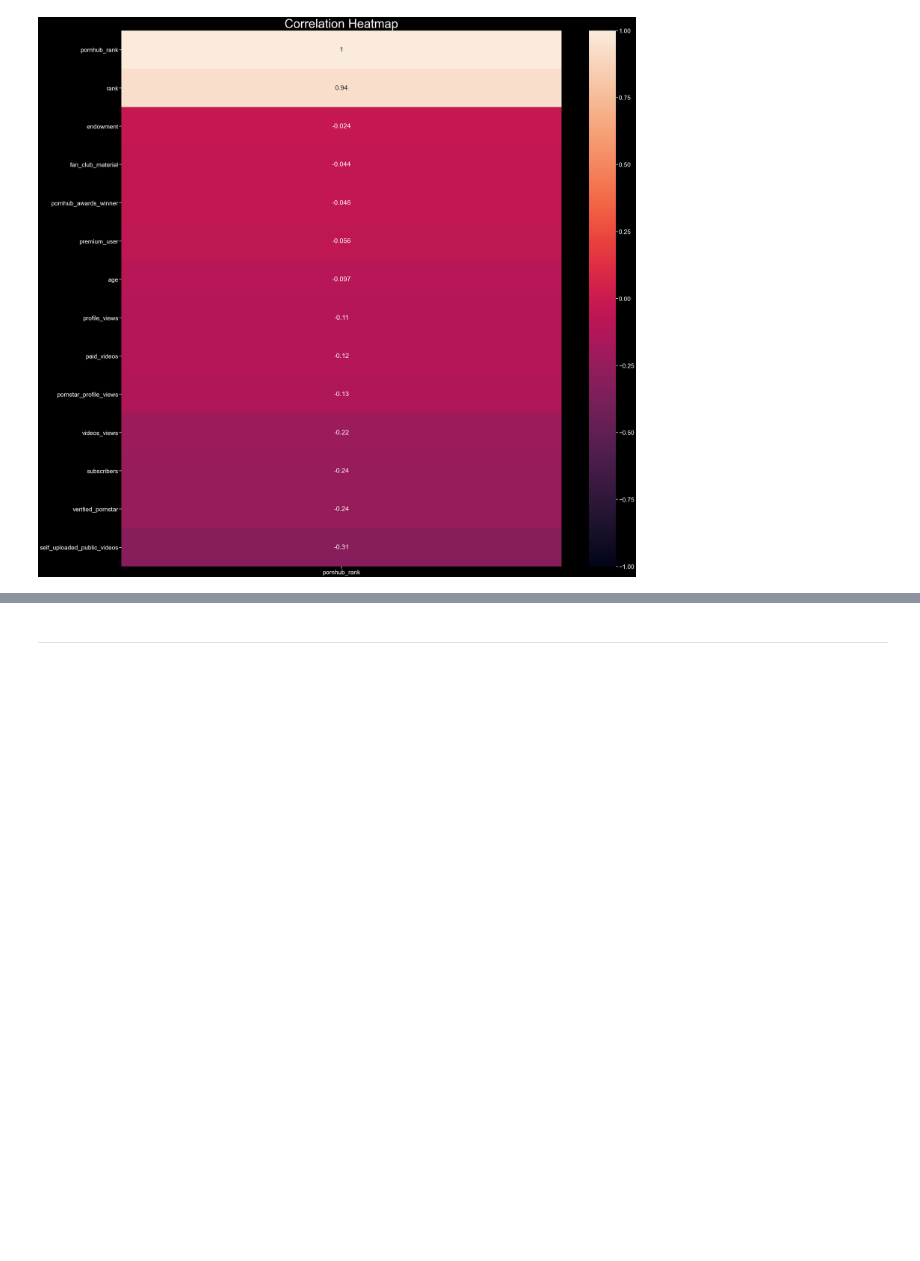
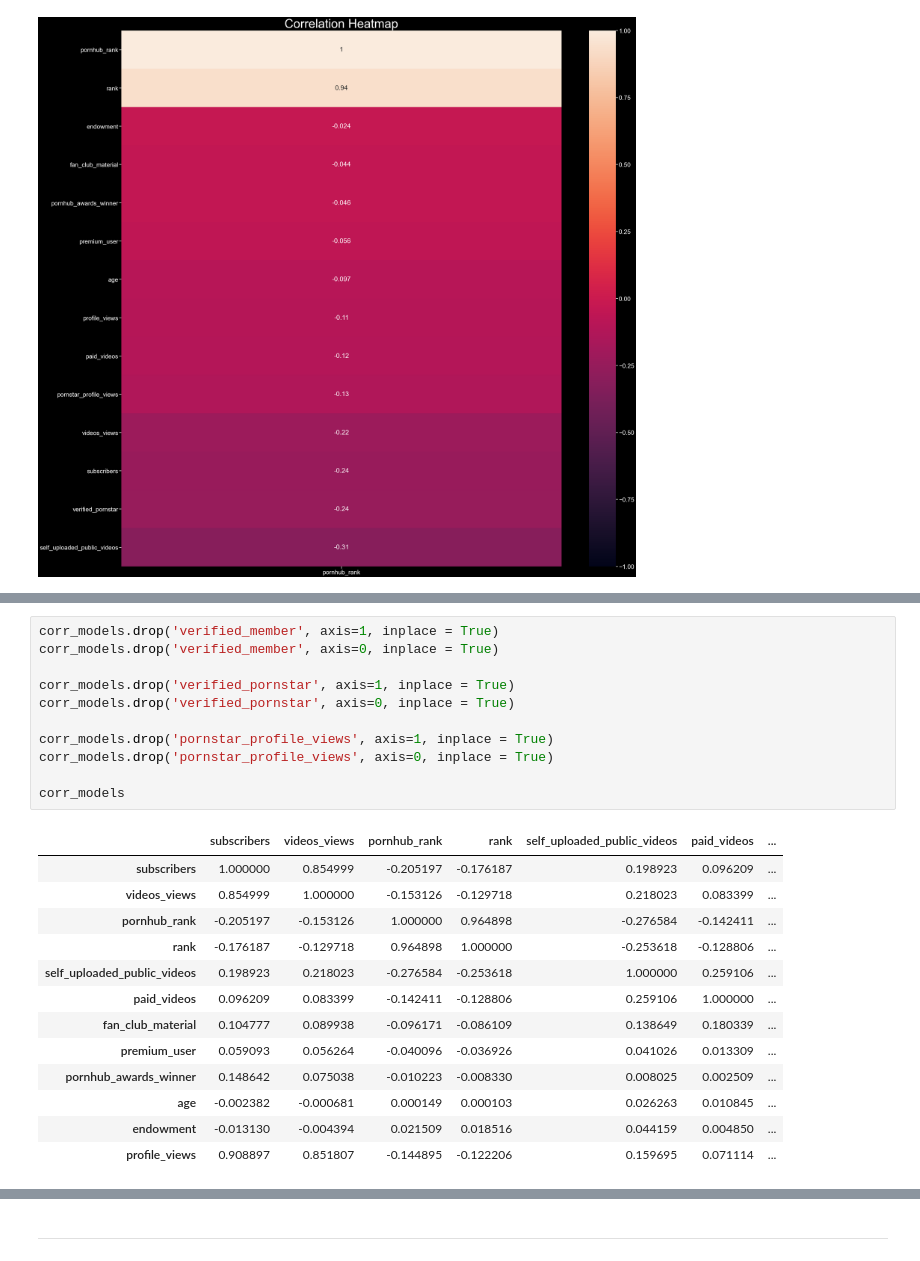
Before and after one commit to atkuzmanov/softuni-ai-datascience-2021-project-repo, a Jupyter notebook: softuni ai datascience 2021 project - atanas kuzmanov - atkuzmanov - 1.ipynb, the cells around one changed output, grey strips where cells are left out. Drawn from its saved outputs; the diff is of its cells as text; blank space fills up the shorter version.

```diff
--- a/softuni ai datascience 2021 project - atanas kuzmanov - atkuzmanov - 1.ipynb
+++ b/softuni ai datascience 2021 project - atanas kuzmanov - atkuzmanov - 1.ipynb
@@ -3257,0 +3290,25 @@ heatmap_rank.set_title('Correlation Heatmap', fontdict={'fontsize':50}, pad=12);
+# %%
+corr_models.drop('verified_member', axis=1, inplace = True)
+corr_models.drop('verified_member', axis=0, inplace = True)
+
+corr_models.drop('verified_pornstar', axis=1, inplace = True)
+corr_models.drop('verified_pornstar', axis=0, inplace = True)
+
+corr_models.drop('pornstar_profile_views', axis=1, inplace = True)
+corr_models.drop('pornstar_profile_views', axis=0, inplace = True)
+
+corr_models
+# %% [output]
+|  | subscribers | videos_views | pornhub_rank | rank | self_uploaded_public_videos | paid_videos | ... |
+| subscribers | 1.000000 | 0.854999 | -0.205197 | -0.176187 | 0.198923 | 0.096209 | ... |
+| videos_views | 0.854999 | 1.000000 | -0.153126 | -0.129718 | 0.218023 | 0.083399 | ... |
+| pornhub_rank | -0.205197 | -0.153126 | 1.000000 | 0.964898 | -0.276584 | -0.142411 | ... |
+| rank | -0.176187 | -0.129718 | 0.964898 | 1.000000 | -0.253618 | -0.128806 | ... |
+| self_uploaded_public_videos | 0.198923 | 0.218023 | -0.276584 | -0.253618 | 1.000000 | 0.259106 | ... |
+| paid_videos | 0.096209 | 0.083399 | -0.142411 | -0.128806 | 0.259106 | 1.000000 | ... |
+| fan_club_material | 0.104777 | 0.089938 | -0.096171 | -0.086109 | 0.138649 | 0.180339 | ... |
+| premium_user | 0.059093 | 0.056264 | -0.040096 | -0.036926 | 0.041026 | 0.013309 | ... |
+| pornhub_awards_winner | 0.148642 | 0.075038 | -0.010223 | -0.008330 | 0.008025 | 0.002509 | ... |
+| age | -0.002382 | -0.000681 | 0.000149 | 0.000103 | 0.026263 | 0.010845 | ... |
+| endowment | -0.013130 | -0.004394 | 0.021509 | 0.018516 | 0.044159 | 0.004850 | ... |
+| profile_views | 0.908897 | 0.851807 | -0.144895 | -0.122206 | 0.159695 | 0.071114 | ... |
```
Also changed, not shown: parts of 10 cells of this notebook.
